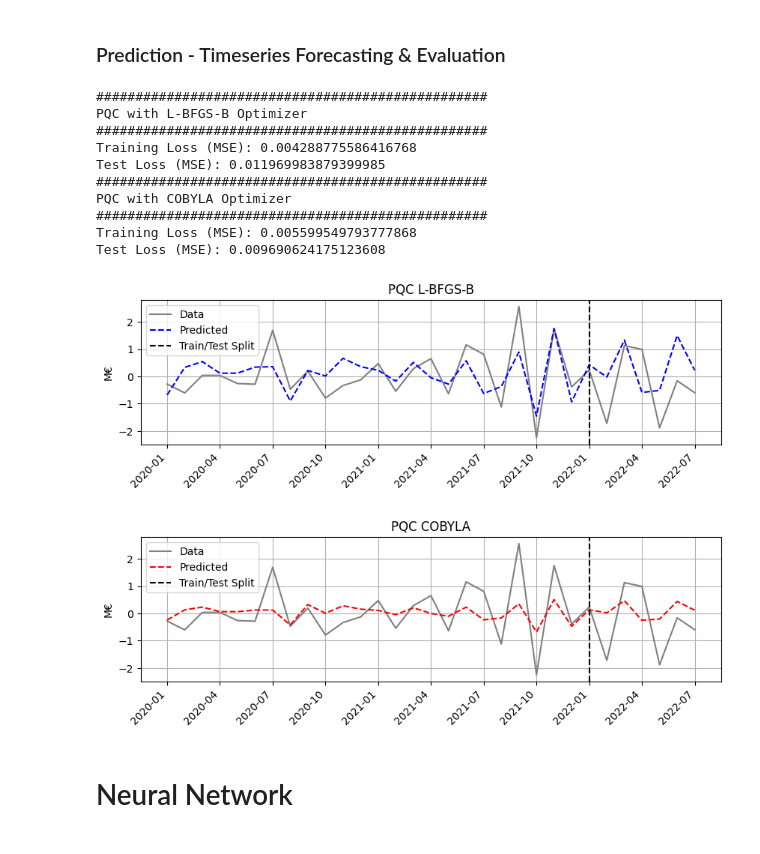
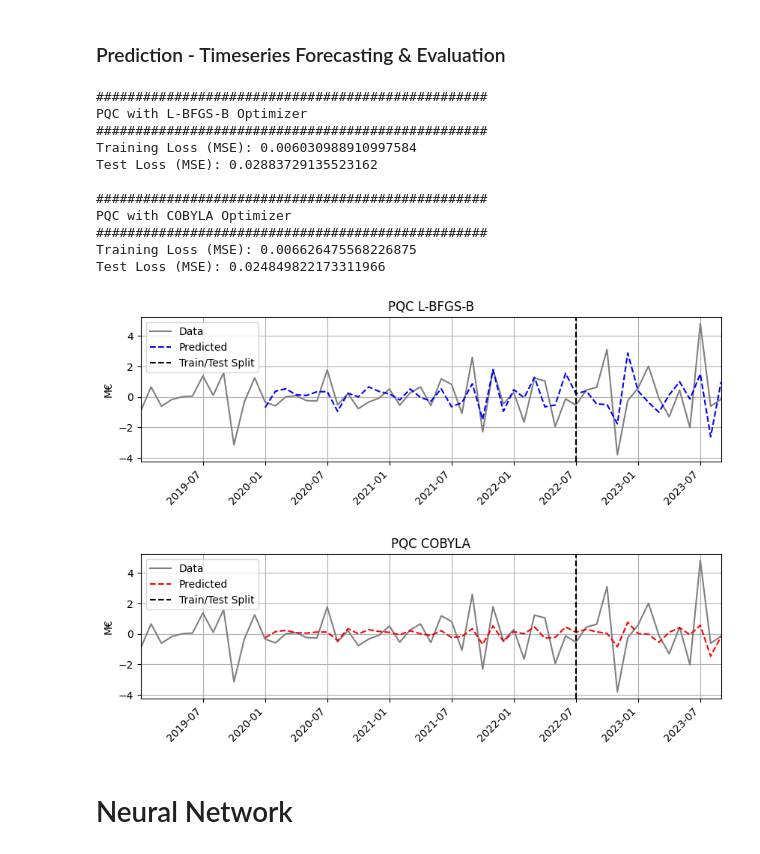
Before and after one commit to ElioDiNino/CPEN400Q-Project, a Jupyter notebook: src/demo.ipynb, the cells around one changed output. Saved outputs shown, nothing was run; the diff lists cells and outputs as text; code cells hidden in the pictures.

```diff
--- a/src/demo.ipynb
+++ b/src/demo.ipynb
@@ -27,12 +29,24 @@ new_filepath, min_value, max_value, initial_value = (
 )
 
 # Load the data
-X, y = ForecastingMethod.load_data(filepath=new_filepath)
+X, y = ForecastingMethod.load_data(
+    filepath=new_filepath, windows_size=WINDOW_SIZE
+)
 train_test_split_index = int(len(X) * TRAIN_TEST_RATIO)
 
 # Split the data into training and testing sets
 X_train, X_test, y_train, y_test = train_test_split(
     X, y, test_size=(1 - TRAIN_TEST_RATIO), shuffle=False
 )
+# %%
+# Post process original data (for graphs only)
+y_scaled = ForecastingMethod.post_process_data(
+    y, min_value, max_value, initial_value, scale_to_range=True
+)
+X_scaled = ForecastingMethod.post_process_data(
+    X, min_value, max_value, initial_value, scale_to_range=True
+)
+ORIG_SCALED = np.concatenate((X_scaled[0:WINDOW_SIZE, 0], y_scaled))
+GRAPH_SPLIT_INDEX = train_test_split_index + WINDOW_SIZE
 # %% [markdown]
 # Linear Regression
@@ -124,6 +137,6 @@ Best Alpha: 2
 # %%
 for name, model in models:
-    # Post process X
+    # Post process predictions
     X_pred_scaled = ForecastingMethod.post_process_data(
         model.predict(X),
         min_value,
@@ -131,18 +144,15 @@ for name, model in models:
         initial_value,
         scale_to_range=True,
     )
-    # Post process y
-    y_scaled = ForecastingMethod.post_process_data(
-        y, min_value, max_value, initial_value, scale_to_range=True
-    )
 
     plot_sales_growth(
         START_DATE,
-        y_scaled,
+        ORIG_SCALED,
         X_pred_scaled,
         pred_linestyle="-.",
         pred_color="lime",
         title=name,
-        train_test_split=train_test_split_index,
+        train_test_split=GRAPH_SPLIT_INDEX,
+        window_size=WINDOW_SIZE,
     )
 # %% [output]
@@ -168,7 +176,7 @@ pqc_model_lbfgsb = PQC(
 pqc_model_cobyla = PQC(n_wires=N_WIRES, n_layers=N_LAYERS, optimizer="COBYLA")
 
 # load weights - since training takes 30+ minutes
-pqc_model_lbfgsb.load_weights("../weights/pqc_lbfgsb.npy")
-pqc_model_cobyla.load_weights("../weights/pqc_cobyla.npy")
+pqc_model_lbfgsb.load_weights("../models/pqc_lbfgsb.npy")
+pqc_model_cobyla.load_weights("../models/pqc_cobyla.npy")
 # %% [output]
 True
@@ -192,6 +207,7 @@ print("PQC with L-BFGS-B Optimizer")
 print("#" * 50)
 print(f"Training Loss (MSE): {train_mse_L}")
 print(f"Test Loss (MSE): {test_mse_L}")
+print("")
 print("#" * 50)
 print("PQC with COBYLA Optimizer")
 print("#" * 50)
@@ -201,47 +217,46 @@ print(f"Test Loss (MSE): {test_mse_C}")
 ##################################################
 PQC with L-BFGS-B Optimizer
 ##################################################
-Training Loss (MSE): 0.004288775586416768
-Test Loss (MSE): 0.011969983879399985
+Training Loss (MSE): 0.006030988910997584
+Test Loss (MSE): 0.02883729135523162
+
 ##################################################
 PQC with COBYLA Optimizer
 ##################################################
-Training Loss (MSE): 0.005599549793777868
-Test Loss (MSE): 0.009690624175123608
+Training Loss (MSE): 0.006626475568226875
+Test Loss (MSE): 0.024849822173311966
 # %%
-# Post process the predictions
+# Post process predictions
 predictions_L_scaled = ForecastingMethod.post_process_data(
     predictions_L, min_value, max_value, initial_value, scale_to_range=True
 )
 predictions_C_scaled = ForecastingMethod.post_process_data(
     predictions_C, min_value, max_value, initial_value, scale_to_range=True
 )
-# Post process y
-y_scaled = ForecastingMethod.post_process_data(
-    y, min_value, max_value, initial_value, scale_to_range=True
-)
 
 # Plot the results
 plot_sales_growth(
     START_DATE,
-    y_scaled,
+    ORIG_SCALED,
     predictions_L_scaled,
     pred_linestyle="--",
     pred_color="blue",
     title="PQC L-BFGS-B",
-    train_test_split=train_test_split_index,
+    train_test_split=GRAPH_SPLIT_INDEX,
+    window_size=WINDOW_SIZE,
 )
 plot_sales_growth(
     START_DATE,
-    y_scaled,
+    ORIG_SCALED,
     predictions_C_scaled,
     pred_linestyle="--",
     pred_color="red",
     title="PQC COBYLA",
-    train_test_split=train_test_split_index,
+    train_test_split=GRAPH_SPLIT_INDEX,
+    window_size=WINDOW_SIZE,
 )
 # %% [output]
-[figure, old version]
+[figure, new version]
-[figure, old version]
+[figure, new version]
 # %% [markdown]
 # Neural Network
```
Also changed, not shown: parts of 14 cells of this notebook.
